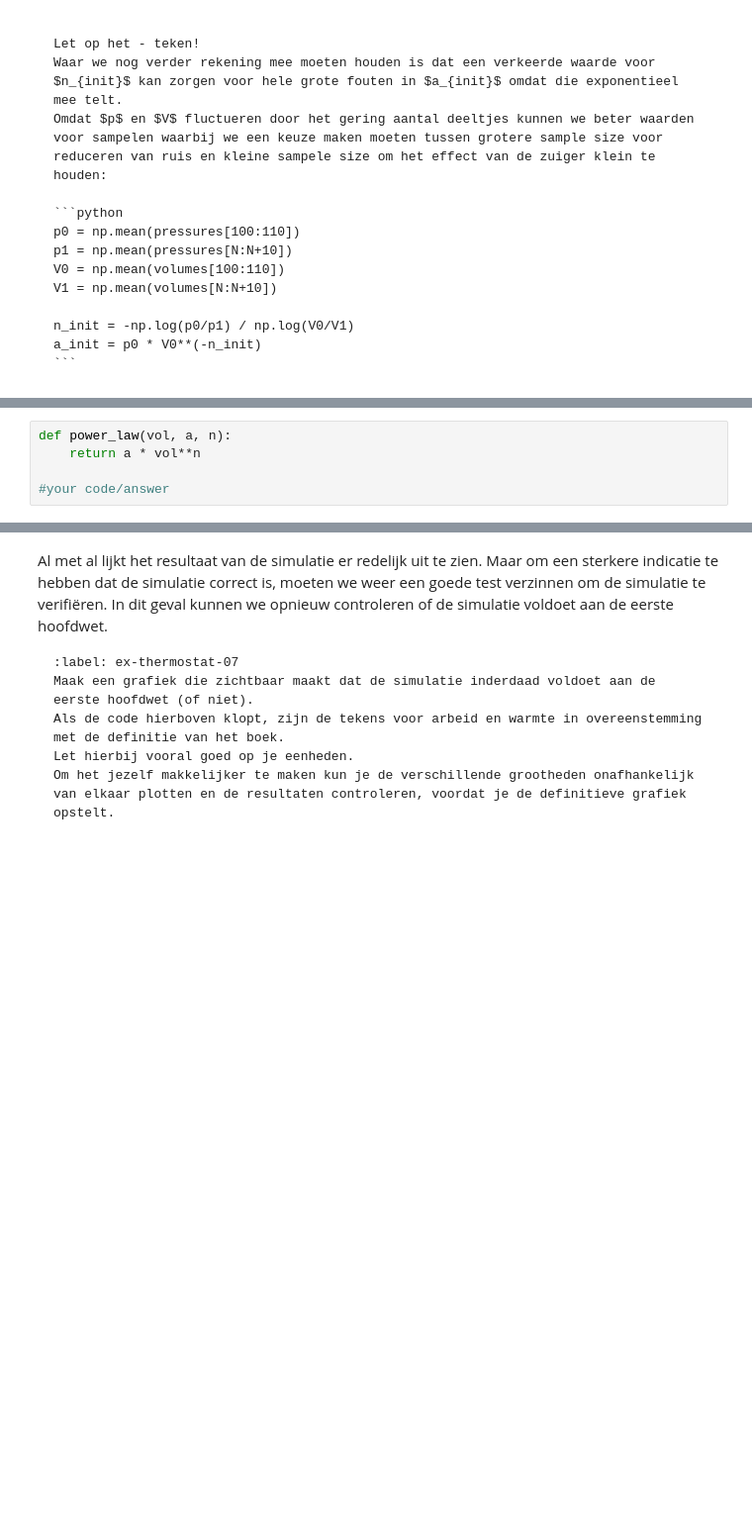
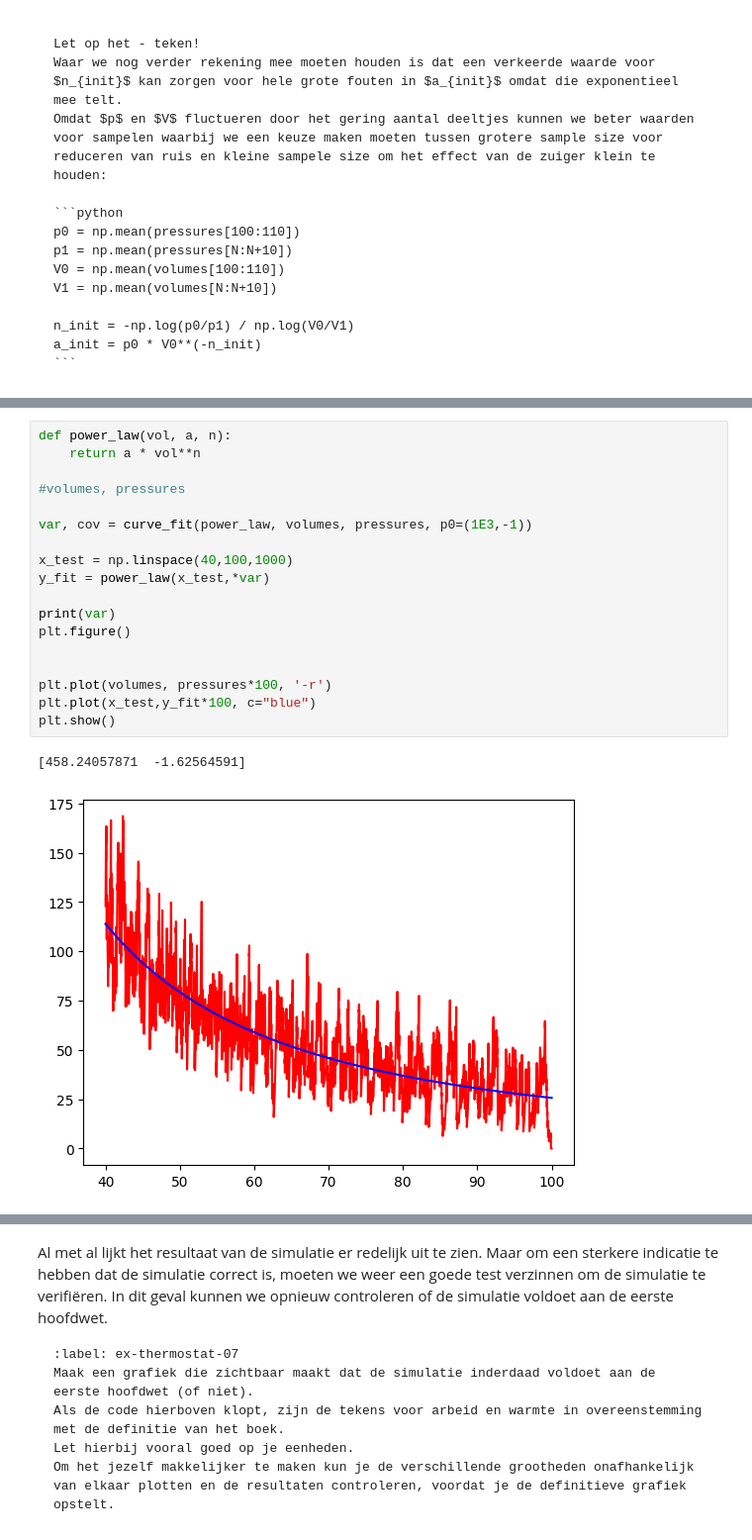
Before and after one commit to MikaBarDEV/IP-2-thermolab, a Jupyter notebook: Content/PySim/8_thermostaat.ipynb, the cells around one changed output, grey strips where cells are left out. Shown at 99% size. Saved outputs shown, nothing was run; the diff lists cells and outputs as text; blank space fills up the shorter version.

```diff
--- a/Content/PySim/8_thermostaat.ipynb
+++ b/Content/PySim/8_thermostaat.ipynb
@@ -375,8 +375,24 @@ print(a_init)
 # %%
 def power_law(vol, a, n):
     return a * vol**n
 
-#your code/answer
+#volumes, pressures
+
+var, cov = curve_fit(power_law, volumes, pressures, p0=(1E3,-1))
+
+x_test = np.linspace(40,100,1000)
+y_fit = power_law(x_test,*var)
+
+print(var)
+plt.figure()
+
+
+plt.plot(volumes, pressures*100, '-r')
+plt.plot(x_test,y_fit*100, c="blue")
+plt.show()
+# %% [output]
+[458.24057871  -1.62564591]
+[figure, added]
 # %% [markdown]
 Je ziet dat de exponent van dit $(P,V)$-diagram net niet overeenkomt met de ideale verwachting.
 
```
Also changed, not shown: parts of 7 cells of this notebook.
